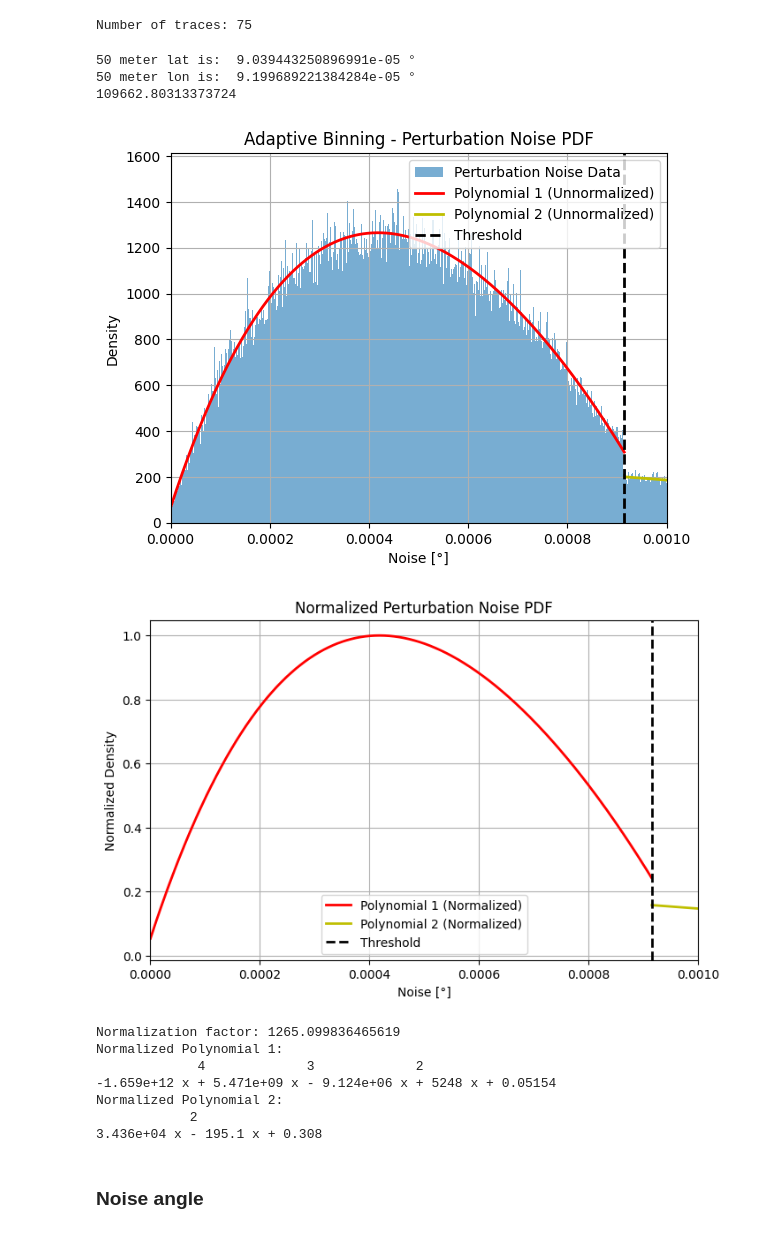
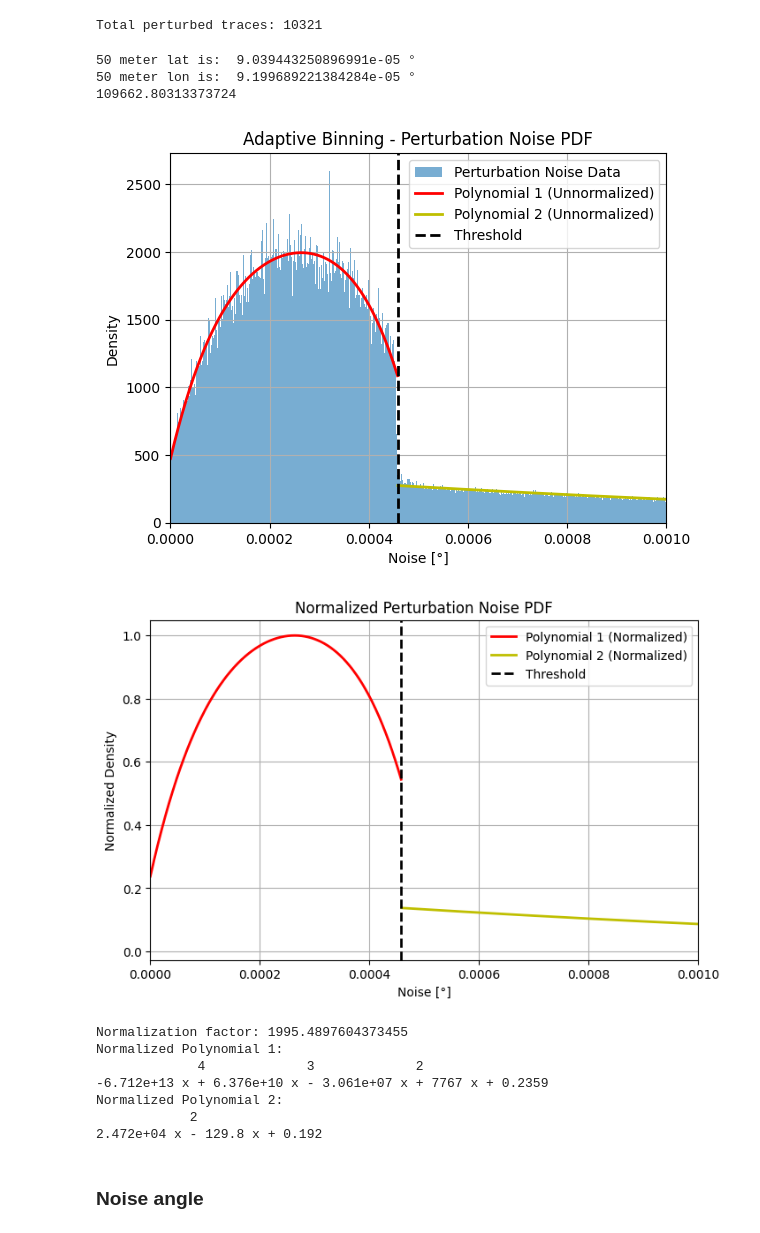
Before and after one commit to dieterj1/thesis, a Jupyter notebook: geolife/noise_distribution.ipynb, the cells around one changed output. Cells and saved outputs as stored; diff of their text form; code cells hidden in the pictures.

```diff
--- a/geolife/noise_distribution.ipynb
+++ b/geolife/noise_distribution.ipynb
@@ -10,45 +10,44 @@ import math
 import seaborn as sns
 import os
 # %%
+root_path = "/mnt/d/maart18maxDist500noDROPv2"
+perturbed_traces = []
+
+space_noise, time_min_period = 50.0, 30  # Perturbation parameters
 traces = []
-processed_traces = []
+# Load and perturb traces user by user
+for i in range(100):
+    user_path = f'taxi_{i}'
+    file_path = os.path.join(root_path, user_path)
 
-root_path = "/mnt/d/romataxi"
+    user_traces = []
 
-for i in range(100):
-    user_path = f'{i}.csv'
-    file_path = os.path.join(root_path, user_path)
     if os.path.exists(file_path):
-        df = pd.read_csv(file_path, sep=",")
-        traces.append(df)
+        for file in os.scandir(file_path):
+            df = pd.read_csv(file, sep=",")
 
-for trace_df in traces:
-    # Convert timestamp to epoch, with invalid timestamps set to NaT
-    trace_df["Timestamp"] = pd.to_datetime(trace_df["Timestamp"], format="ISO8601", errors="coerce").astype(int) / 10**9
+            # Convert timestamp to epoch, drop invalid timestamps
+            df["Timestamp"] = pd.to_datetime(df["Timestamp"], format="ISO8601", errors="coerce").astype(int) / 10**9
+            df = df.dropna(subset=["Timestamp"])
 
-    # Drop rows where Timestamp is NaT (invalid timestamps)
-    trace_df = trace_df.dropna(subset=["Timestamp"])
+            # Sort by time
+            df = df.sort_values(by='Timestamp')
 
-    # Sort by time
-    trace_df = trace_df.sort_values(by='Timestamp')
+            trace = df[['Longitude', 'Latitude', 'Timestamp']].to_numpy()
+            trace = [(x[0], x[1], int(x[2])) for x in trace]
 
-    # Convert to array (Longitude, Latitude, Timestamp)
-    trace = trace_df[['Longitude', 'Latitude', 'Timestamp']].to_numpy()
+            user_traces.append(trace)
 
-    #take only the first 5000 points
-    #trace = trace[]
+    if user_traces:
+        perturbed_user_traces = tr.perturb_traces((space_noise, time_min_period), user_traces, picker_str='closest')
+        perturbed_traces.extend(perturbed_user_traces)
+        traces.extend(user_traces)
 
-    # Convert to list of tuples
-    trace = [tuple(x) for x in trace]
-    trace = [(x[0], x[1], int(x[2])) for x in trace]
-    processed_traces.append(trace)
-
-traces = processed_traces
-print(f"Number of traces: {len(traces)}")
+print(f"Total perturbed traces: {len(perturbed_traces)}")
 # %% [output]
-Number of traces: 75
+Total perturbed traces: 10321
 # %%
-(space_noise, time_min_period) = (100.0, 30)
+(space_noise, time_min_period) = (50.0, 30)
 #Picker string 'closest'
 perturbed_traces = tr.perturb_traces((space_noise, time_min_period), traces, picker_str='closest')
 # %%
@@ -84,7 +83,7 @@ import numpy as np
 import matplotlib.pyplot as plt
 
 # Define threshold for finer binning
-threshold = 0.000915
+threshold = 0.000458
 
 num_fine_bins = 1000  # More bins in the fine region
 num_coarse_bins = 5000  # Fewer bins in the coarse region
@@ -142,42 +141,42 @@ plt.xlabel("Noise [°]")
 plt.ylabel("Density")
 plt.title("Adaptive Binning - Perturbation Noise PDF")
 plt.legend()
 plt.xlim(0, 0.001)
 plt.grid(True)
 plt.show()
 
 # Normalized plot
 plt.figure(figsize=(8, 5))
 if f_1:
     plt.plot(x_smooth_1, y_smooth_1 / max_value, 'r-', linewidth=2, label="Polynomial 1 (Normalized)")
 if f_2:
     plt.plot(x_smooth_2, y_smooth_2 / max_value, 'y-', linewidth=2, label="Polynomial 2 (Normalized)")
 
 plt.axvline(threshold, color='black', linestyle='dashed', linewidth=2, label="Threshold")
 plt.xlabel("Noise [°]")
 plt.ylabel("Normalized Density")
 plt.title("Normalized Perturbation Noise PDF")
 plt.legend()
 plt.xlim(0, 0.001)
 plt.grid(True)
 plt.show()
 
 # Output normalization factor
 print("Normalization factor:", max_value)
 if f_1:
     print("Normalized Polynomial 1:\n", f_1 / max_value)
 if f_2:
     print("Normalized Polynomial 2:\n", f_2 / max_value)
 # %% [output]
-[figure, old version]
+[figure, new version]
-[figure, old version]
+[figure, new version]
-Normalization factor: 1265.099836465619
+Normalization factor: 1995.4897604373455
 Normalized Polynomial 1:
              4             3             2
--1.659e+12 x + 5.471e+09 x - 9.124e+06 x + 5248 x + 0.05154
+-6.712e+13 x + 6.376e+10 x - 3.061e+07 x + 7767 x + 0.2359
 Normalized Polynomial 2:
             2
-3.436e+04 x - 195.1 x + 0.308
+2.472e+04 x - 129.8 x + 0.192
 # %% [markdown]
 ### Noise angle
 # %%
```
Also changed, not shown: 7 other files.
